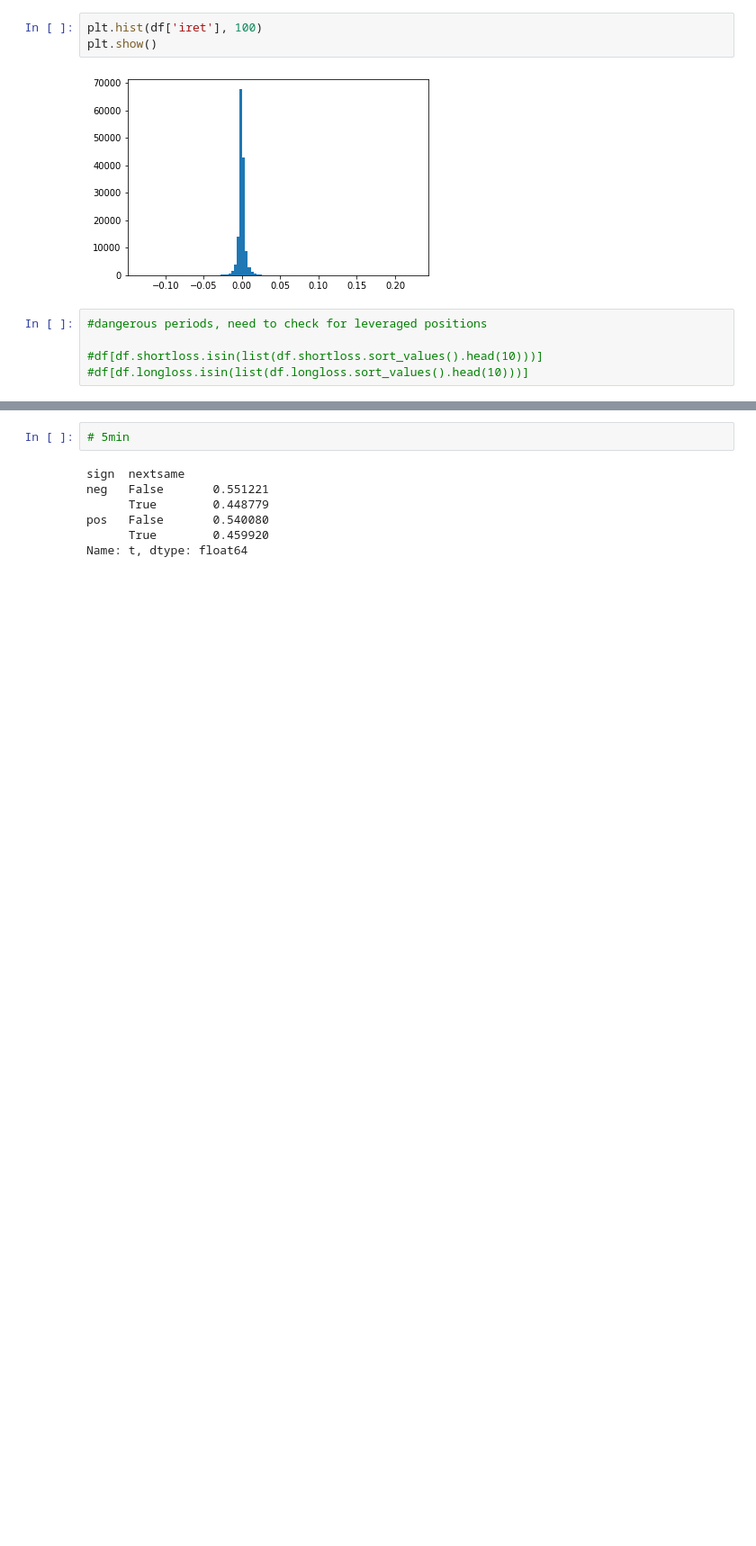
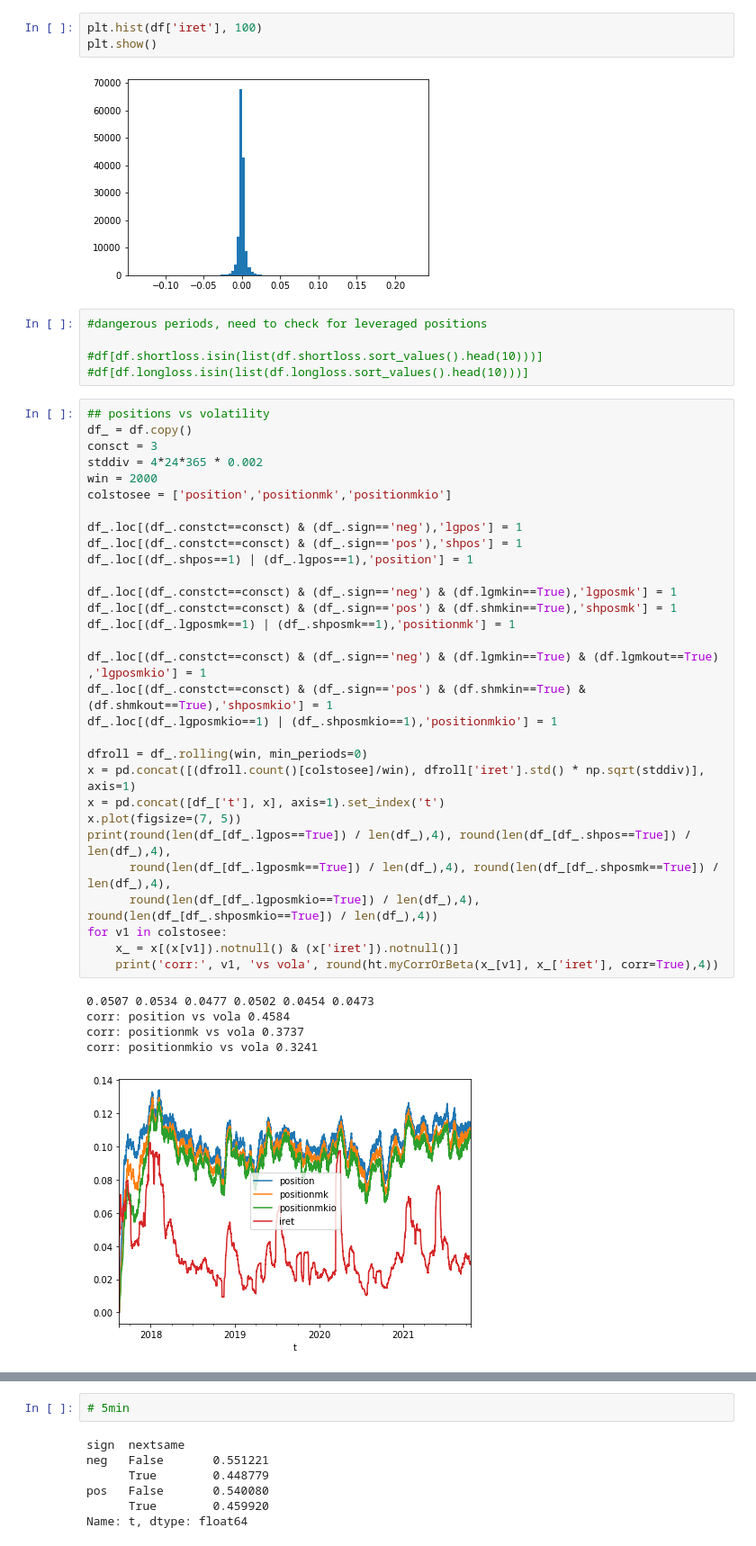
Before and after one commit to antogranell/gdax, a Jupyter notebook: project_index_2.ipynb, the cells around one changed output, grey strips where cells are left out. Shown at 90% size. Drawn from its saved outputs; the diff is of its cells as text; blank space fills up the shorter version.

```diff
--- a/project_index_2.ipynb
+++ b/project_index_2.ipynb
@@ -157,3 +305,39 @@ plt.show()
 
 #df[df.shortloss.isin(list(df.shortloss.sort_values().head(10)))]
 #df[df.longloss.isin(list(df.longloss.sort_values().head(10)))]
+# %%
+## positions vs volatility
+df_ = df.copy()
+consct = 3
+stddiv = 4*24*365 * 0.002
+win = 2000
+colstosee = ['position','positionmk','positionmkio']
+
+df_.loc[(df_.constct==consct) & (df_.sign=='neg'),'lgpos'] = 1
+df_.loc[(df_.constct==consct) & (df_.sign=='pos'),'shpos'] = 1
+df_.loc[(df_.shpos==1) | (df_.lgpos==1),'position'] = 1
+
+df_.loc[(df_.constct==consct) & (df_.sign=='neg') & (df.lgmkin==True),'lgposmk'] = 1
+df_.loc[(df_.constct==consct) & (df_.sign=='pos') & (df.shmkin==True),'shposmk'] = 1
+df_.loc[(df_.lgposmk==1) | (df_.shposmk==1),'positionmk'] = 1
+
+df_.loc[(df_.constct==consct) & (df_.sign=='neg') & (df.lgmkin==True) & (df.lgmkout==True) ,'lgposmkio'] = 1
+df_.loc[(df_.constct==consct) & (df_.sign=='pos') & (df.shmkin==True) & (df.shmkout==True),'shposmkio'] = 1
+df_.loc[(df_.lgposmkio==1) | (df_.shposmkio==1),'positionmkio'] = 1
+
+dfroll = df_.rolling(win, min_periods=0)
+x = pd.concat([(dfroll.count()[colstosee]/win), dfroll['iret'].std() * np.sqrt(stddiv)], axis=1)
+x = pd.concat([df_['t'], x], axis=1).set_index('t')
+x.plot(figsize=(7, 5))
+print(round(len(df_[df_.lgpos==True]) / len(df_),4), round(len(df_[df_.shpos==True]) / len(df_),4),
+      round(len(df_[df_.lgposmk==True]) / len(df_),4), round(len(df_[df_.shposmk==True]) / len(df_),4),
+      round(len(df_[df_.lgposmkio==True]) / len(df_),4), round(len(df_[df_.shposmkio==True]) / len(df_),4))
+for v1 in colstosee:
+    x_ = x[(x[v1]).notnull() & (x['iret']).notnull()]
+    print('corr:', v1, 'vs vola', round(ht.myCorrOrBeta(x_[v1], x_['iret'], corr=True),4))
+# %% [output]
+0.0507 0.0534 0.0477 0.0502 0.0454 0.0473
+corr: position vs vola 0.4584
+corr: positionmk vs vola 0.3737
+corr: positionmkio vs vola 0.3241
+[figure, added]
```
Also changed, not shown: parts of 42 cells of this notebook.
